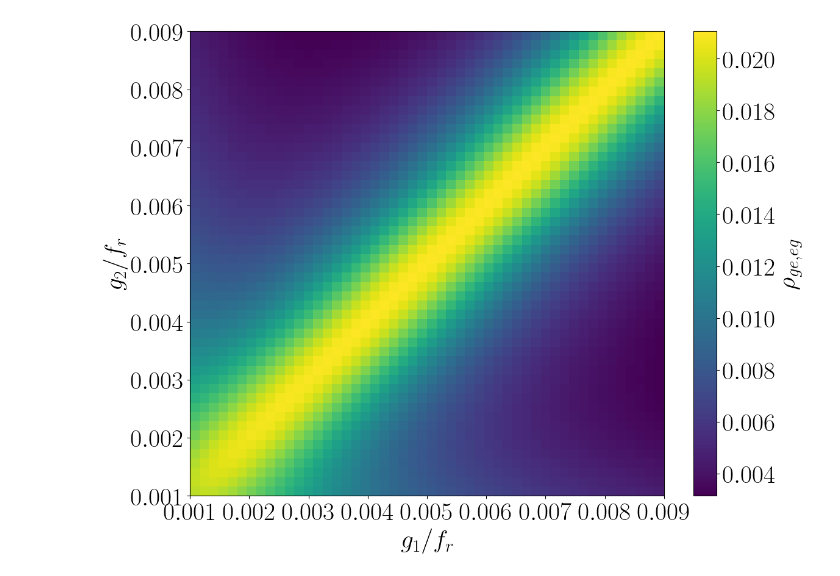
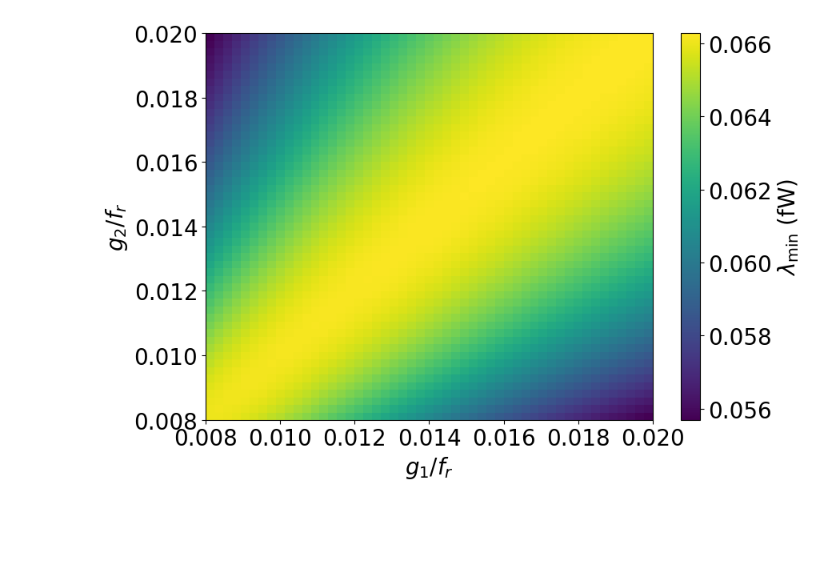
Before and after one commit to foysalx/TwoQubitHeatValve, a Jupyter notebook: Results_Qubit_Asymmetry.ipynb, the cells around one changed output. Drawn from its saved outputs; the diff is of its cells as text; code cells hidden in the pictures; blank space fills up the shorter version.

```diff
--- a/Results_Qubit_Asymmetry.ipynb
+++ b/Results_Qubit_Asymmetry.ipynb
@@ -66,7 +53,7 @@ Z_0 = 50
 hbar = h_2/(2*np.pi)
 w0 = 1          # LC resonator frequency (sets the unit scale)
 Qf = 7.1798       # Resonator quality factor
-N3 = 50
+N3 = 51
 R_r = 16.4
 C_T = 125.94023e-15
 e_c = 1.6e-19
@@ -90,7 +77,7 @@ gamma_c_q1  =  gamma_h_q1  # Qubit 1 coupling to the cold bath using Eq. B19, no
 gamma_h_q2 = (4*h_2*f_r*R_r*G2**2)/f_r  # Qubit 2 coupling to the hot bath using Eq. B19, normalized by resonator frequency
 gamma_c_q2 = gamma_h_q2 # Qubit 2 coupling to the cold bath using Eq. B19, normalized by resonator frequency
 gamma_local_2 = 0.001 #0.001   # Parasitic relaxation
-gamma_deph_2  = 0.001  # Pure dephasing (σ_z)
+gamma_deph_2  = 0  # Pure dephasing (σ_z)
 #gamma_h = 0.0075
 #gamma_c = 0.0075
 
@@ -102,7 +89,7 @@ gamma_deph_2  = 0.001  # Pure dephasing (σ_z)
 T_local = 0.186    # Parasitic bath
 T_h     = 1.2087    # Hot bath
 T_c     = 0.186   # Cold bath
-N =50
+#N = 50
 
 # Diagnostic: effective temperature of the composite resonator bath
 
@@ -220,32 +228,27 @@ plt.tight_layout()
 # %%
-# Plotting Ratio between independent and collective heat current for coupling asymmetry
+# Plotting collective heat current for coupling asymmetry
 
 plt.figure(figsize=(12, 9))
-rc('text',usetex=True)
+matplotlib.rcParams['text.usetex'] = False
 
 cp = plt.imshow(
-    Ratio_3,
+    130.559162011*(Q_coll_3),  # negative heat current for display
     extent=(g_1.min(), g_1.max(), g_2.min(),g_2.max()),
     aspect='auto',
     origin='lower'
 )
 
-
 plt.xticks(fontsize=30)
 plt.yticks(fontsize=30)
-
 
 plt.xlabel(r'$g_1/f_r$', fontsize=30)
 plt.ylabel(r'$g_2/f_r$', fontsize=30)
 
 
-
-# Catturo la colorbar in 'cbar'
 cbar = plt.colorbar(cp)
 # Imposto la label con fontsize
-cbar.set_label(r'$(\dot Q_h/\dot Q_h^{\rm ind})$', fontsize=30)
+cbar.set_label(r'$(\dot Q_h^{\rm odd)}$ (fW)', fontsize=30)
 # Regolo la dimensione dei tick
 cbar.ax.tick_params(labelsize=30)
-
 plt.tight_layout()
 # %% [output]
@@ -287,28 +324,34 @@ plt.tight_layout()
 # %%
-# Coherence term in the collective density matrix
+# Minimum eigenvalue of the collective density matrix
 
-plt.figure(figsize=(12, 9))
-rc('text',usetex=True)
+plt.figure(figsize=(9, 6))
+#rc('text',usetex=True)
 
 cp = plt.imshow(
-    Rho_coll_3,  # negative heat current for display
-   extent=(g_1.min(), g_1.max(), g_2.min(),g_2.max()),
+    Lambda_3,  # negative heat current for display
+    extent=(g_1.min(), g_1.max(), g_2.min(),g_2.max()),
     aspect='auto',
     origin='lower'
 )
 
-plt.xticks(fontsize=30)
-plt.yticks(fontsize=30)
 
-plt.xlabel(r'$g_1/f_r$', fontsize=30)
-plt.ylabel(r'$g_2/f_r$', fontsize=30)
+plt.xticks(fontsize=20)
+plt.yticks(fontsize=20)
 
 
+plt.xlabel(r'$g_1/f_r$', fontsize=20)
+plt.ylabel(r'$g_2/f_r$', fontsize=20)
+
+
+
+
+# Catturo la colorbar in 'cbar'
 cbar = plt.colorbar(cp)
 # Imposto la label con fontsize
-cbar.set_label(r'$\rho_{ge, eg}$', fontsize=30)
+cbar.set_label(r'$\lambda_{\rm min}$ (fW)', fontsize=20)
 # Regolo la dimensione dei tick
-cbar.ax.tick_params(labelsize=30)
+cbar.ax.tick_params(labelsize=20)
+
 plt.tight_layout()
 # %% [output]
-[figure, old version]
+[figure, new version]
```
Also changed, not shown: parts of 9 cells of this notebook, 2 other files.
